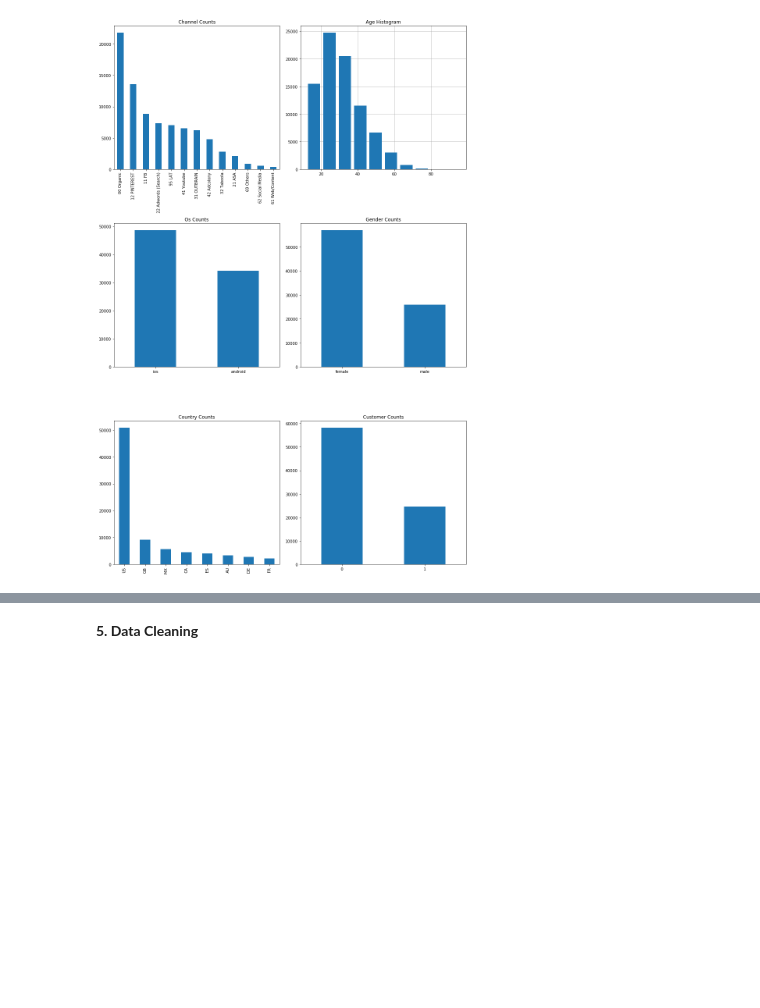
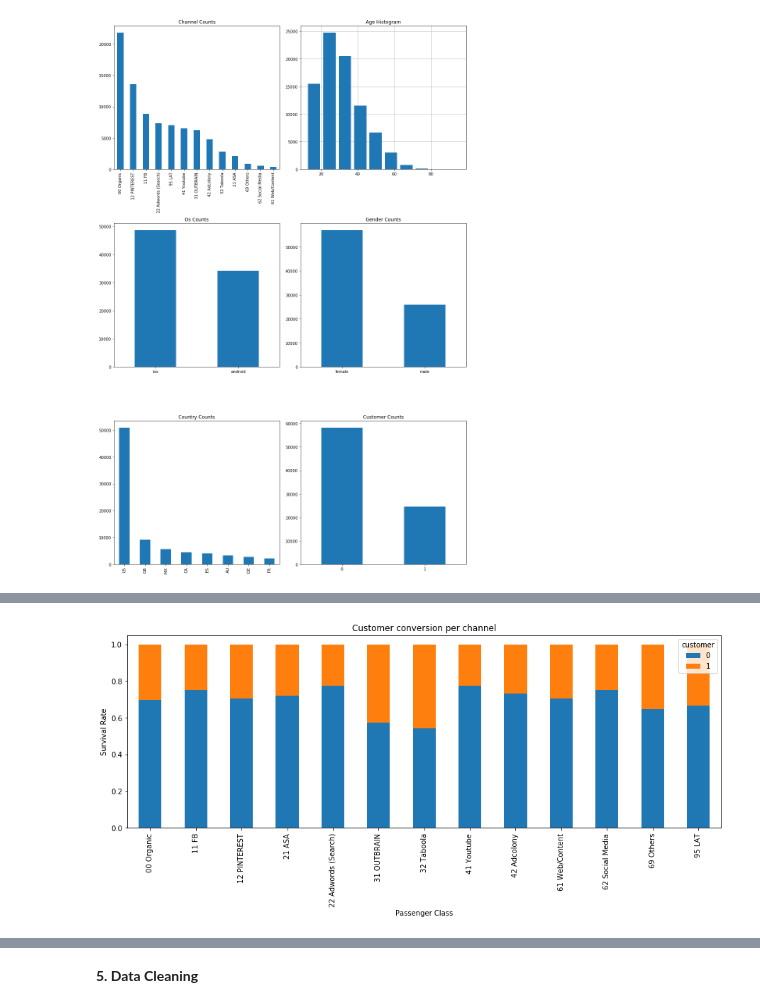
Before and after one commit to Charles1104/8fit, a Jupyter notebook: charles_verleyen_analysis_predictions.ipynb, the cells around one changed output, grey strips where cells are left out. Cells and saved outputs as stored; diff of their text form; code cells hidden in the pictures; blank space fills up the shorter version.

```diff
--- a/charles_verleyen_analysis_predictions.ipynb
+++ b/charles_verleyen_analysis_predictions.ipynb
@@ -177,0 +175,14 @@ plt.tight_layout()
+# %%
+# We now check the the correlation between
+
+chan = pd.crosstab(df['channel'],df['customer'])
+chan = chan.div(chan.sum(1).astype(float), axis=0)
+
+chan.plot(kind='bar', stacked=True, title='Customer conversion per channel')
+plt.xlabel('Passenger Class')
+plt.ylabel('Survival Rate')
+
+fig = plt.gcf()
+fig.set_size_inches(15, 5)
+# %% [output]
+[figure, added]
```
Also changed, not shown: parts of 33 cells of this notebook.
